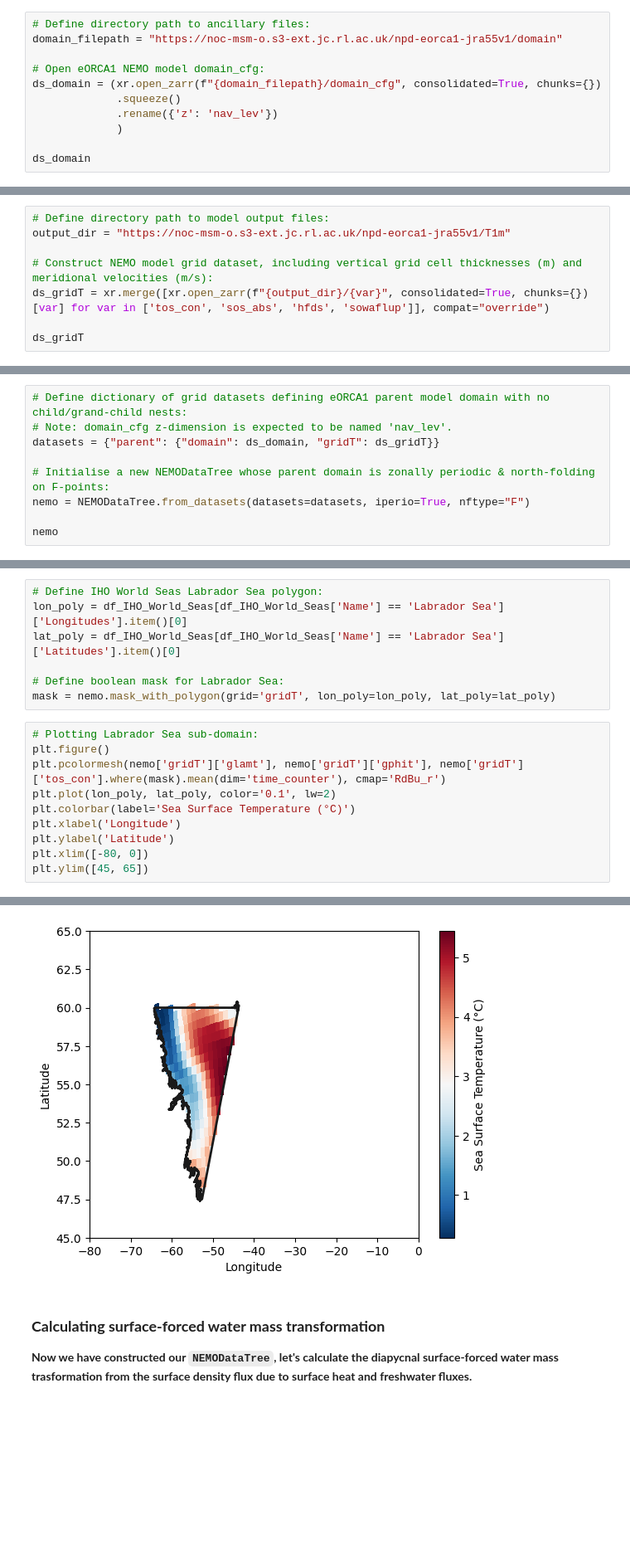
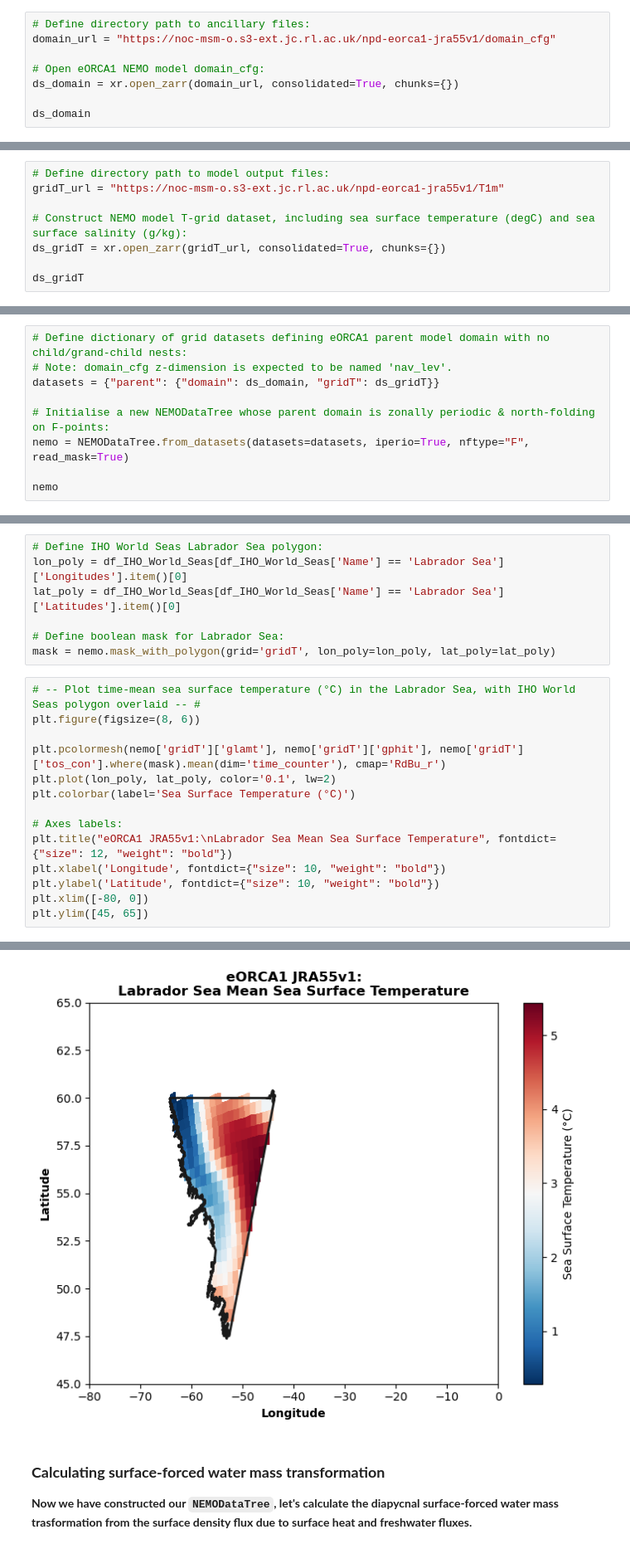
Before and after one commit to NOC-MSM/nemo_cookbook, a Jupyter notebook: recipes/recipe_sfwmt_sigma0.ipynb, the cells around one changed output, grey strips where cells are left out. Shown at 83% size. Drawn from its saved outputs; the diff is of its cells as text; blank space fills up the shorter version.

```diff
--- a/recipes/recipe_sfwmt_sigma0.ipynb
+++ b/recipes/recipe_sfwmt_sigma0.ipynb
@@ -87,13 +89,10 @@ df_IHO_World_Seas
 **Alternatively, you can replace the ``domain_filepath`` below with a file path to your domain_cfg.nc file and read this with xarray's ``open_dataset()`` function.**
 # %%
 # Define directory path to ancillary files:
-domain_filepath = "https://noc-msm-o.s3-ext.jc.rl.ac.uk/npd-eorca1-jra55v1/domain"
+domain_url = "https://noc-msm-o.s3-ext.jc.rl.ac.uk/npd-eorca1-jra55v1/domain_cfg"
 
 # Open eORCA1 NEMO model domain_cfg:
-ds_domain = (xr.open_zarr(f"{domain_filepath}/domain_cfg", consolidated=True, chunks={})
-             .squeeze()
-             .rename({'z': 'nav_lev'})
-             )
+ds_domain = xr.open_zarr(domain_url, consolidated=True, chunks={})
 
 ds_domain
 # %% [output]
@@ -118,10 +117,10 @@ Data variables: (12/54)
 **Next, we need to import the sea surface temperature and salinity and net surface heat and freshwater fluxes stored at T-points in a single dataset.**
 # %%
 # Define directory path to model output files:
-output_dir = "https://noc-msm-o.s3-ext.jc.rl.ac.uk/npd-eorca1-jra55v1/T1m"
+gridT_url = "https://noc-msm-o.s3-ext.jc.rl.ac.uk/npd-eorca1-jra55v1/T1m"
 
-# Construct NEMO model grid dataset, including vertical grid cell thicknesses (m) and meridional velocities (m/s):
-ds_gridT = xr.merge([xr.open_zarr(f"{output_dir}/{var}", consolidated=True, chunks={})[var] for var in ['tos_con', 'sos_abs', 'hfds', 'sowaflup']], compat="override")
+# Construct NEMO model T-grid dataset, including sea surface temperature (degC) and sea surface salinity (g/kg):
+ds_gridT = xr.open_zarr(gridT_url, consolidated=True, chunks={})
 
 ds_gridT
 # %% [output]
@@ -166,7 +165,7 @@ ds_gridT['beta'].name = 'beta'
 datasets = {"parent": {"domain": ds_domain, "gridT": ds_gridT}}
 
 # Initialise a new NEMODataTree whose parent domain is zonally periodic & north-folding on F-points:
-nemo = NEMODataTree.from_datasets(datasets=datasets, iperio=True, nftype="F")
+nemo = NEMODataTree.from_datasets(datasets=datasets, iperio=True, nftype="F", read_mask=True)
 
 nemo
 # %% [output]
@@ -197,18 +196,22 @@ lat_poly = df_IHO_World_Seas[df_IHO_World_Seas['Name'] == 'Labrador Sea']['Latit
 # Define boolean mask for Labrador Sea:
 mask = nemo.mask_with_polygon(grid='gridT', lon_poly=lon_poly, lat_poly=lat_poly)
 # %%
-# Plotting Labrador Sea sub-domain:
-plt.figure()
+# -- Plot time-mean sea surface temperature (°C) in the Labrador Sea, with IHO World Seas polygon overlaid -- #
+plt.figure(figsize=(8, 6))
+
 plt.pcolormesh(nemo['gridT']['glamt'], nemo['gridT']['gphit'], nemo['gridT']['tos_con'].where(mask).mean(dim='time_counter'), cmap='RdBu_r')
 plt.plot(lon_poly, lat_poly, color='0.1', lw=2)
 plt.colorbar(label='Sea Surface Temperature (°C)')
-plt.xlabel('Longitude')
-plt.ylabel('Latitude')
+
+# Axes labels:
+plt.title("eORCA1 JRA55v1:\nLabrador Sea Mean Sea Surface Temperature", fontdict={"size": 12, "weight": "bold"})
+plt.xlabel('Longitude', fontdict={"size": 10, "weight": "bold"})
+plt.ylabel('Latitude', fontdict={"size": 10, "weight": "bold"})
 plt.xlim([-80, 0])
 plt.ylim([45, 65])
 # %% [output]
 (45.0, 65.0)
-[figure, old version]
+[figure, new version]
 # %% [markdown]
 ### **Calculating surface-forced water mass transformation**
 
```
Also changed, not shown: parts of 9 cells of this notebook, 3 other files.
